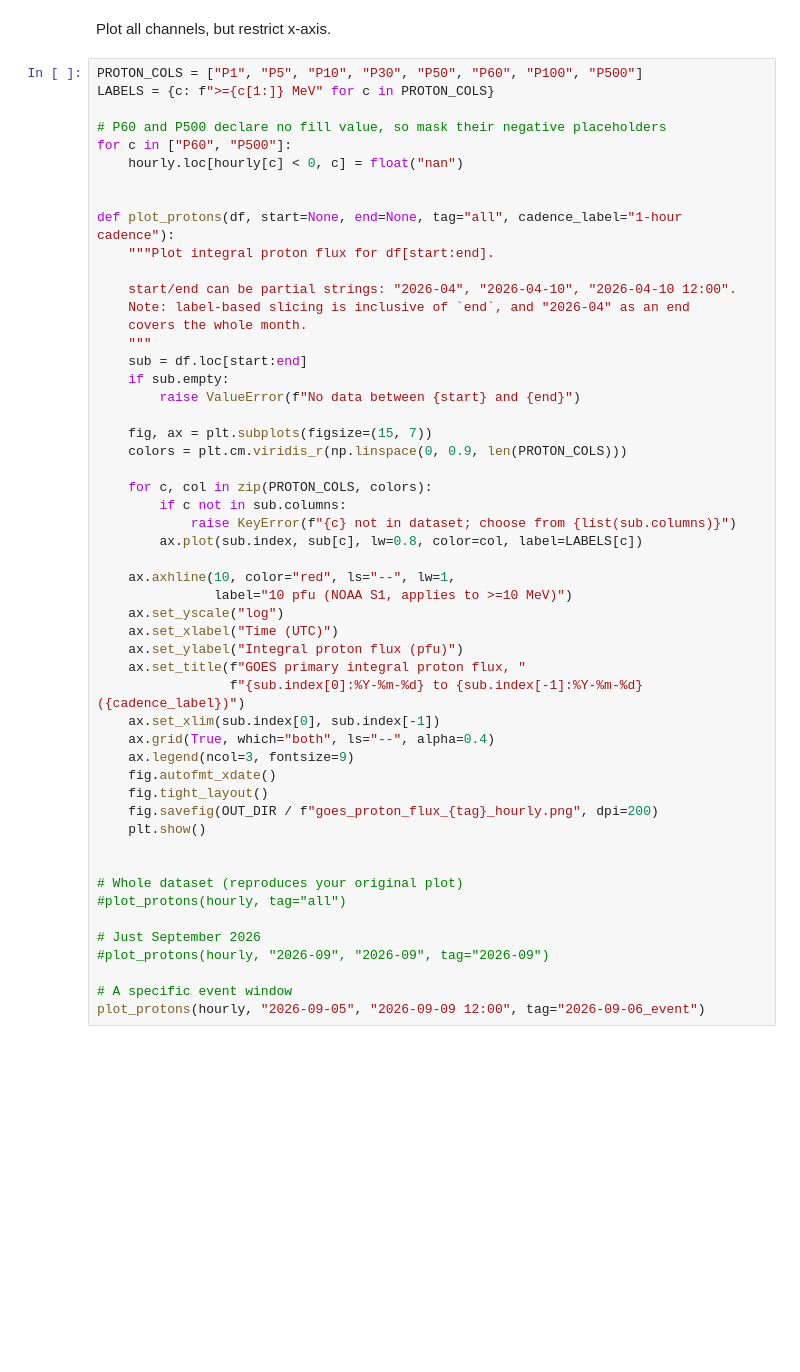
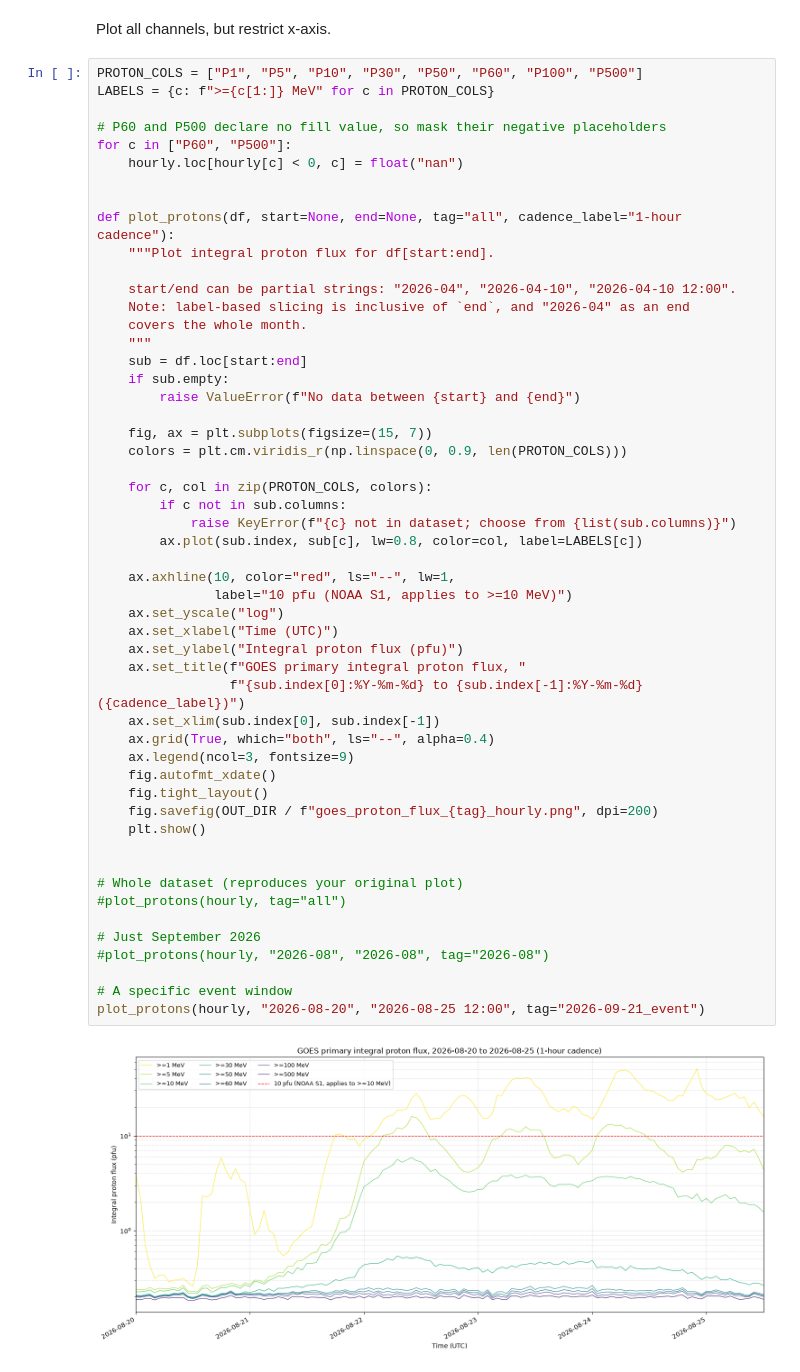
Before and after one commit to namccormick/IMAP_project, a Jupyter notebook: GOES_SEP_v1.ipynb, the cells around one changed output. Drawn from its saved outputs; the diff is of its cells as text; blank space fills up the shorter version.

Commit message:
Zoomed in on August SEP event.

```diff
--- a/GOES_SEP_v1.ipynb
+++ b/GOES_SEP_v1.ipynb
@@ -236,32 +282,34 @@ def plot_protons(df, start=None, end=None, tag="all", cadence_label="1-hour cade
     fig, ax = plt.subplots(figsize=(15, 7))
     colors = plt.cm.viridis_r(np.linspace(0, 0.9, len(PROTON_COLS)))
 
     for c, col in zip(PROTON_COLS, colors):
         if c not in sub.columns:
             raise KeyError(f"{c} not in dataset; choose from {list(sub.columns)}")
         ax.plot(sub.index, sub[c], lw=0.8, color=col, label=LABELS[c])
 
     ax.axhline(10, color="red", ls="--", lw=1,
                label="10 pfu (NOAA S1, applies to >=10 MeV)")
     ax.set_yscale("log")
     ax.set_xlabel("Time (UTC)")
     ax.set_ylabel("Integral proton flux (pfu)")
     ax.set_title(f"GOES primary integral proton flux, "
                  f"{sub.index[0]:%Y-%m-%d} to {sub.index[-1]:%Y-%m-%d} ({cadence_label})")
     ax.set_xlim(sub.index[0], sub.index[-1])
     ax.grid(True, which="both", ls="--", alpha=0.4)
     ax.legend(ncol=3, fontsize=9)
     fig.autofmt_xdate()
     fig.tight_layout()
     fig.savefig(OUT_DIR / f"goes_proton_flux_{tag}_hourly.png", dpi=200)
     plt.show()
 
 
 # Whole dataset (reproduces your original plot)
 #plot_protons(hourly, tag="all")
 
 # Just September 2026
-#plot_protons(hourly, "2026-09", "2026-09", tag="2026-09")
+#plot_protons(hourly, "2026-08", "2026-08", tag="2026-08")
 
 # A specific event window
-plot_protons(hourly, "2026-09-05", "2026-09-09 12:00", tag="2026-09-06_event")
+plot_protons(hourly, "2026-08-20", "2026-08-25 12:00", tag="2026-09-21_event")
+# %% [output]
+[figure, added]
```
Also changed, not shown: parts of 8 cells of this notebook.
